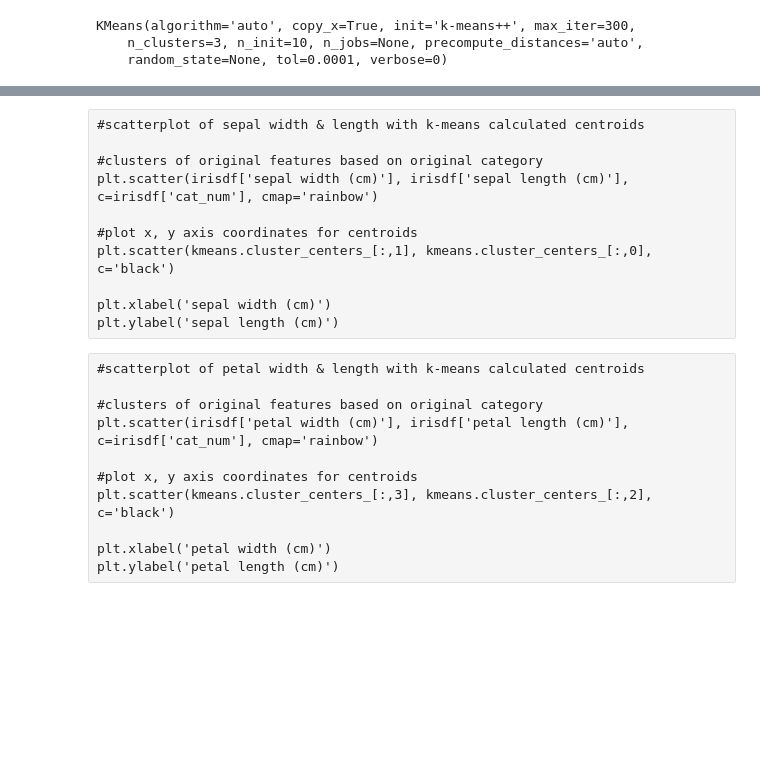
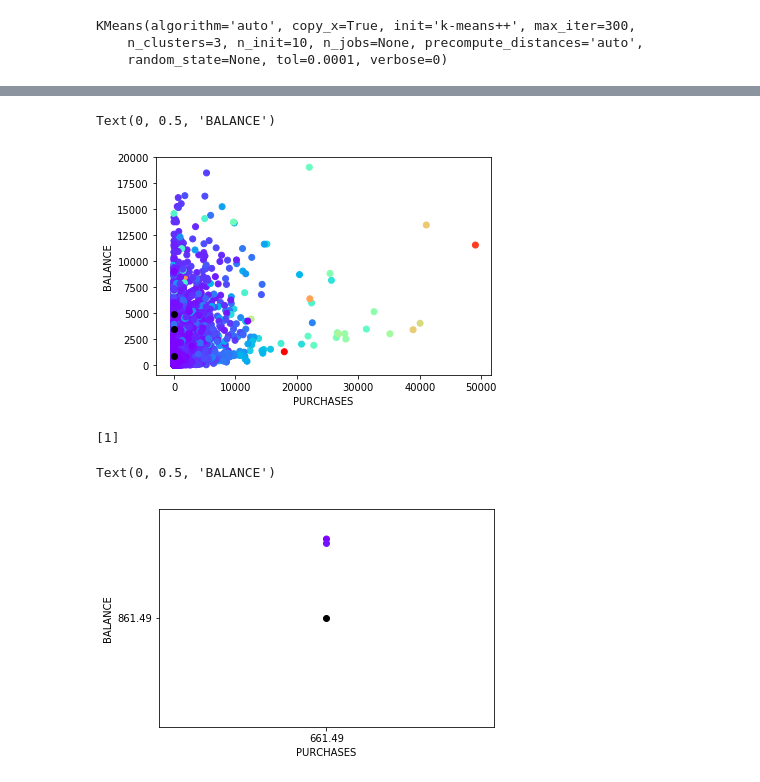
Before and after one commit to Whynotski/MCC-Week3--Feature-Scaling-and-Geolocation, a Jupyter notebook: Credit Cards Exercise using KMeansClustering.ipynb, the cells around one changed output, grey strips where cells are left out. Saved outputs shown, nothing was run; the diff lists cells and outputs as text; code cells hidden in the pictures; blank space fills up the shorter version.

```diff
--- a/Credit Cards Exercise using KMeansClustering.ipynb
+++ b/Credit Cards Exercise using KMeansClustering.ipynb
@@ -199,22 +200,0 @@ print(kmeans.cluster_centers_)
-# %% [raw]
-#scatterplot of sepal width & length with k-means calculated centroids
-
-#clusters of original features based on original category
-plt.scatter(irisdf['sepal width (cm)'], irisdf['sepal length (cm)'], c=irisdf['cat_num'], cmap='rainbow')
-
-#plot x, y axis coordinates for centroids
-plt.scatter(kmeans.cluster_centers_[:,1], kmeans.cluster_centers_[:,0], c='black')
-
-plt.xlabel('sepal width (cm)')
-plt.ylabel('sepal length (cm)')
-# %% [raw]
-#scatterplot of petal width & length with k-means calculated centroids
-
-#clusters of original features based on original category
-plt.scatter(irisdf['petal width (cm)'], irisdf['petal length (cm)'], c=irisdf['cat_num'], cmap='rainbow')
-
-#plot x, y axis coordinates for centroids
-plt.scatter(kmeans.cluster_centers_[:,3], kmeans.cluster_centers_[:,2], c='black')
-
-plt.xlabel('petal width (cm)')
-plt.ylabel('petal length (cm)')
@@ -224,12 +201,14 @@ irisdf.head()
 # %%
-#scatterplot of sepal width & length
-#predicted cluster group with k-means calculated centroids
+#scatterplot  with k-means calculated centroids
 
 #clusters of original features based on original category
-plt.scatter(irisdf['sepal width (cm)'], irisdf['sepal length (cm)'], c=irisdf['clusters'], cmap='rainbow')
+plt.scatter(X['PURCHASES'], X['BALANCE'], c=X['PAYMENTS'], cmap='rainbow')
 
 #plot x, y axis coordinates for centroids
 plt.scatter(kmeans.cluster_centers_[:,1], kmeans.cluster_centers_[:,0], c='black')
 
-plt.xlabel('sepal width (cm)')
-plt.ylabel('sepal length (cm)')
+plt.xlabel('PURCHASES')
+plt.ylabel('BALANCE')
+# %% [output]
+Text(0, 0.5, 'BALANCE')
+[figure, added]
@@ -268,3 +215,13 @@ plt.ylabel('sepal length (cm)')
+# %%
+#new data point
+
+point = ['1014.926473', '1', '861.49', '661.49', '200', '0', '0.333333', '0.083333', '0.25', '0', '0','5', '7000', '688.278568', '311.963409', '0', '12']
+
+#predict category of new data point
+
+print(kmeans.predict([point]))
+# %% [output]
+[1]
 # %%
 #see plot of new data point
 
@@ -276,3 +233,17 @@ plt.scatter(point[3],point[2],c='black')
 
 plt.xlabel('petal width (cm)')
 plt.ylabel('petal length (cm)')
+# %%
+#see plot of new data point
+
+#clusters of original features based on original category
+plt.scatter(X['PURCHASES'], X['BALANCE'], c=X['PAYMENTS'], cmap='rainbow')
+
+#new data point is the black dot
+plt.scatter(point[3],point[2],c='black')
+
+plt.xlabel('PURCHASES')
+plt.ylabel('BALANCE')
+# %% [output]
+Text(0, 0.5, 'BALANCE')
+[figure, added]
```
Also changed, not shown: parts of 8 cells of this notebook.
